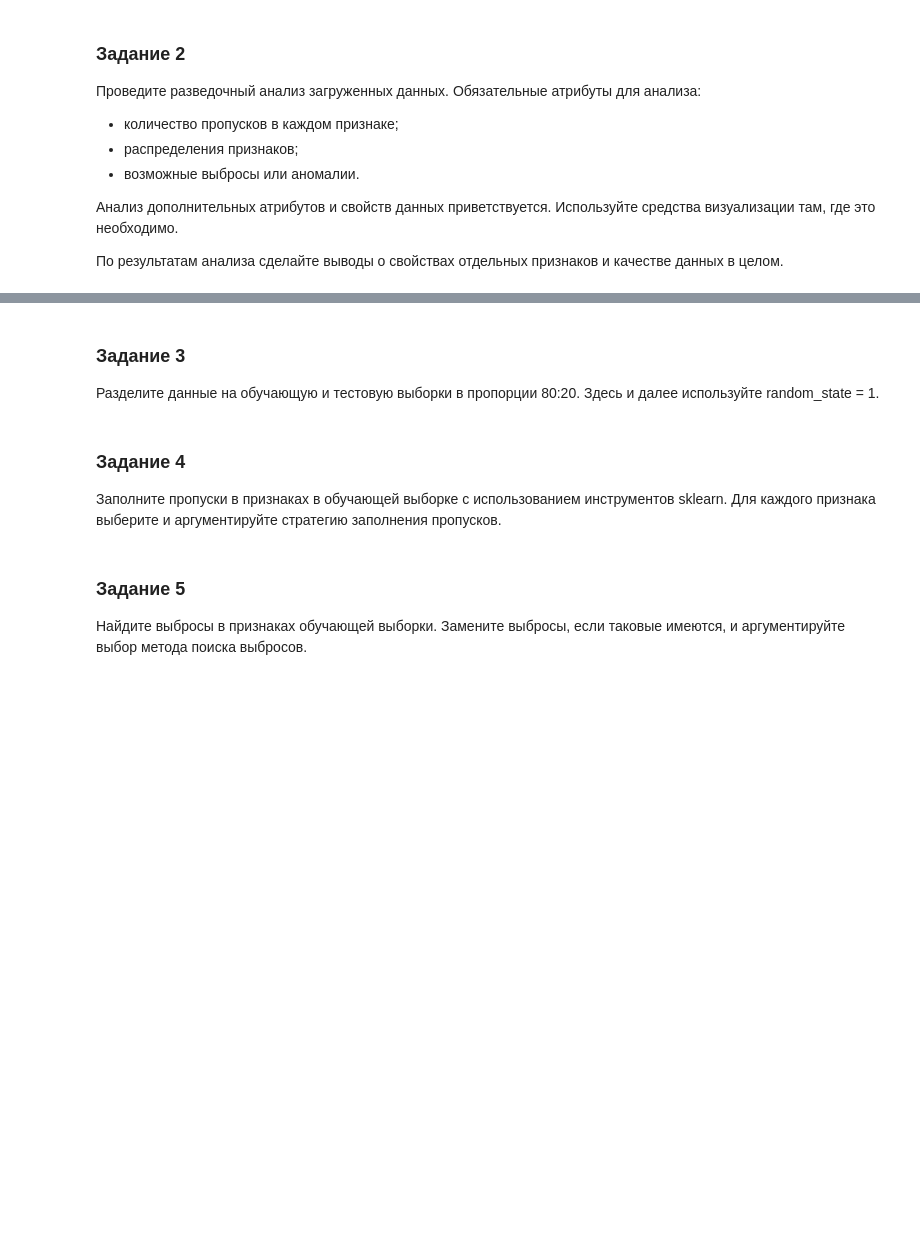
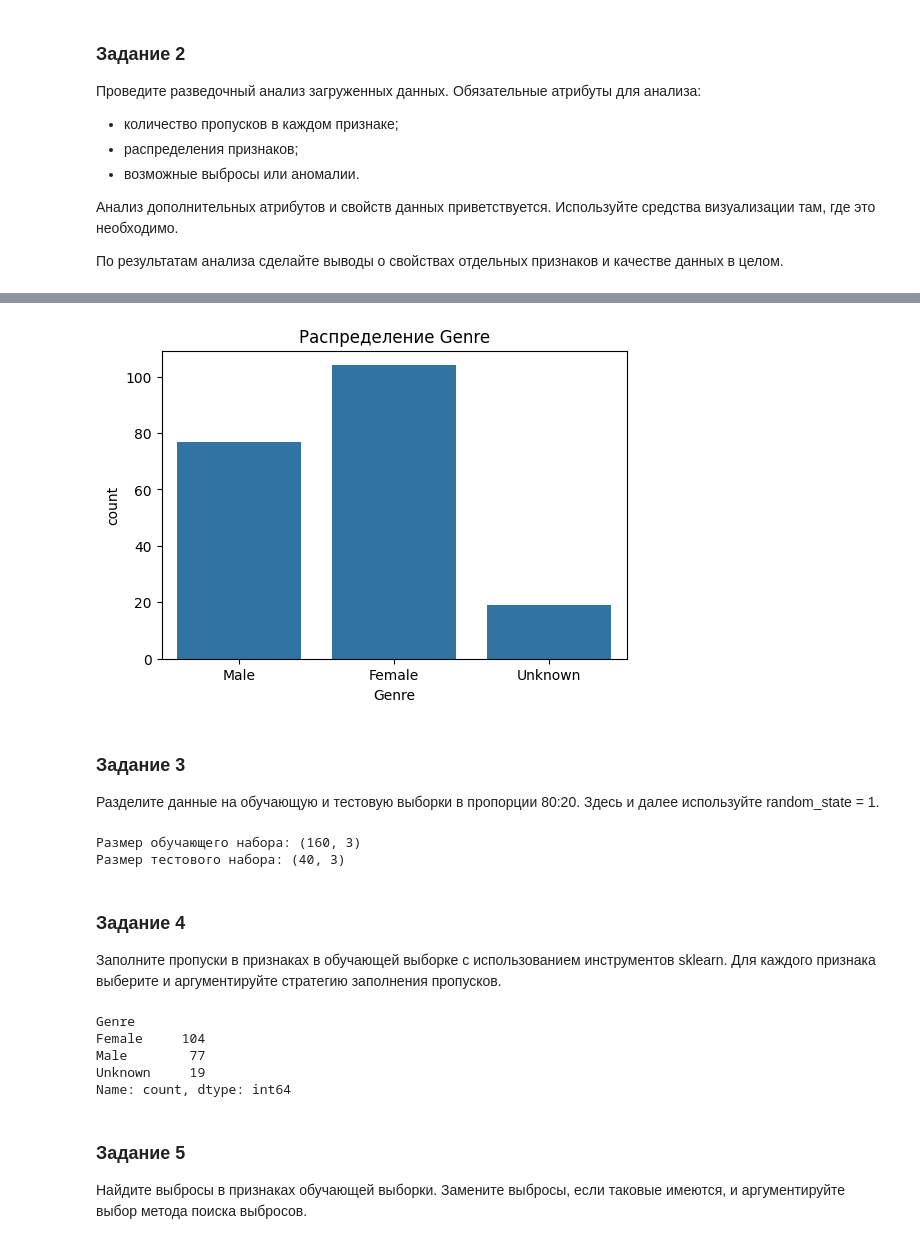
Before and after one commit to Ritorta/machine-learning, a Jupyter notebook: Work#6/Task_1.ipynb, the cells around one changed output, grey strips where cells are left out. Drawn from its saved outputs; the diff is of its cells as text; code cells hidden in the pictures; blank space fills up the shorter version.

```diff
--- a/Work#6/Task_1.ipynb
+++ b/Work#6/Task_1.ipynb
@@ -53,3 +241,11 @@ df.head()
+# %%
+# Проверка баланса категириональных признаков
+plt.figure(figsize=(6, 4))
+sns.countplot(x='Genre', data=df)
+plt.title("Распределение Genre")
+plt.show()
+# %% [output]
+[figure, added]
 # %% [markdown]
 ### Задание 3
 
@@ -59,4 +253,33 @@ df.head()
+# %%
+# Определение независимых и зависимых переменных
+X = df.drop(["Spending Score (1-100)"], axis=1) # Независимые переменные
+y = df['Spending Score (1-100)']  # Зависимая переменная
+
+# Разделение данных на обучающую и тестовую выборки
+X_train, X_test, y_train, y_test = train_test_split(X, y, test_size=0.2, random_state=1)
+
+# Выводим размеры
+print("Размер обучающего набора:", X_train.shape)
+print("Размер тестового набора:", X_test.shape)
+# %% [output]
+Размер обучающего набора: (160, 3)
+Размер тестового набора: (40, 3)
 # %% [markdown]
 ### Задание 4
 
 Заполните пропуски в признаках в обучающей выборке с использованием инструментов sklearn. Для каждого признака выберите и аргументируйте стратегию заполнения пропусков.
+# %%
+# Исправление опечатки внутри столбца Genre
+df['Genre'] = df['Genre'].replace({'Feemale': 'Female'})
+
+# Замена пропусков на 'Unknown'
+df['Genre'] = df['Genre'].fillna('Unknown')
+
+# Проверяем изменения
+df['Genre'].value_counts()
+# %% [output]
+Genre
+Female     104
+Male        77
+Unknown     19
+Name: count, dtype: int64
```
Also changed, not shown: parts of 25 cells of this notebook.
